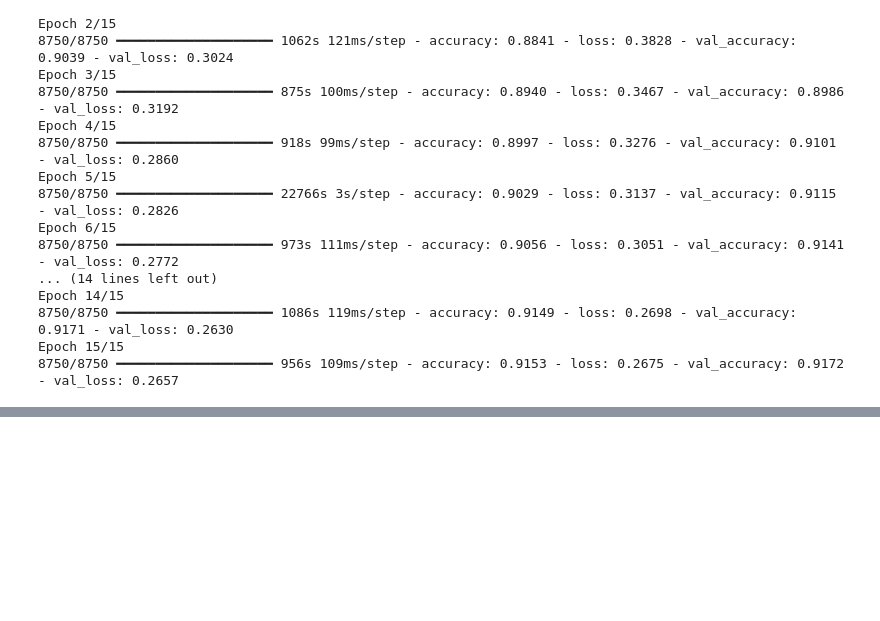
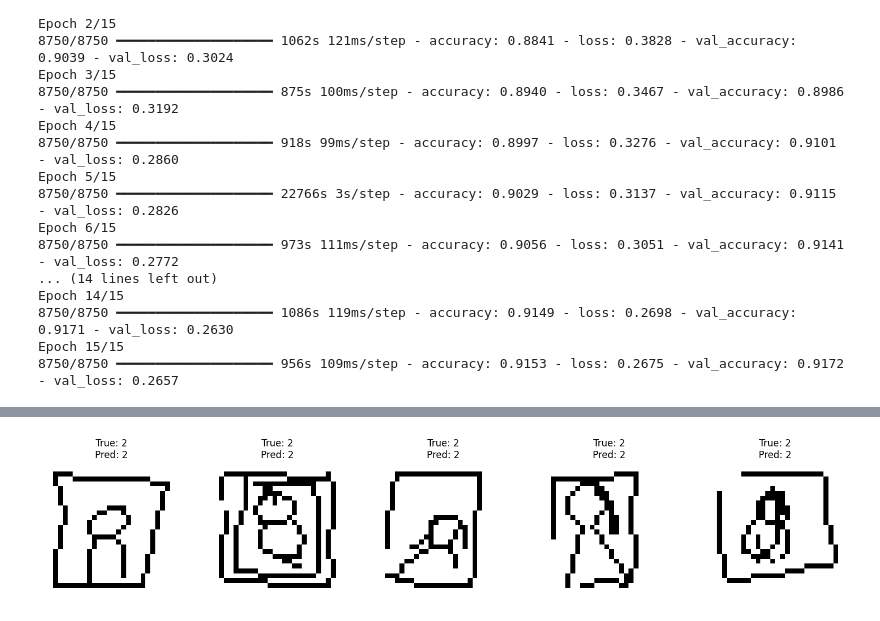
Before and after one commit to umerr1214/Quickdraw_classifier, a Jupyter notebook: preprocessing2.ipynb, the cells around one changed output, grey strips where cells are left out. Drawn from its saved outputs; the diff is of its cells as text; code cells hidden in the pictures; blank space fills up the shorter version.

```diff
--- a/preprocessing2.ipynb
+++ b/preprocessing2.ipynb
@@ -195,0 +229,29 @@ Epoch 15/15
+# %%
+# Load some unseen sketches from another split (e.g., 'test')
+import random
+
+def test_unseen_sketch(model, class_file, label, num_samples=5):
+    test_data = np.load(os.path.join(SKETCHES_FOLDER, class_file), allow_pickle=True, encoding='latin1')
+    sketches = test_data['test']
+
+    indices = random.sample(range(len(sketches)), num_samples)
+
+    plt.figure(figsize=(15, 3))
+    for i, idx in enumerate(indices):
+        sketch = sketches[idx]
+        img = sketch_to_image(sketch).reshape(1, 28, 28, 1)
+
+        prediction = model.predict(img)
+        pred_label = np.argmax(prediction)
+
+        plt.subplot(1, num_samples, i+1)
+        plt.imshow(img.squeeze(), cmap='gray')
+        plt.title(f"True: {label}\nPred: {pred_label}")
+        plt.axis('off')
+    plt.tight_layout()
+    plt.show()
+
+# Example usage: Test on the 3rd class in your list that is the mona lisa
+class_index = 2
+test_unseen_sketch(model, selected_npz_files[class_index], label=class_index, num_samples=5)
+# %% [output]
@@ -195,0 +263 @@ Epoch 15/15
+[figure, added]
```
Also changed, not shown: parts of 3 cells of this notebook, 1 other file.
